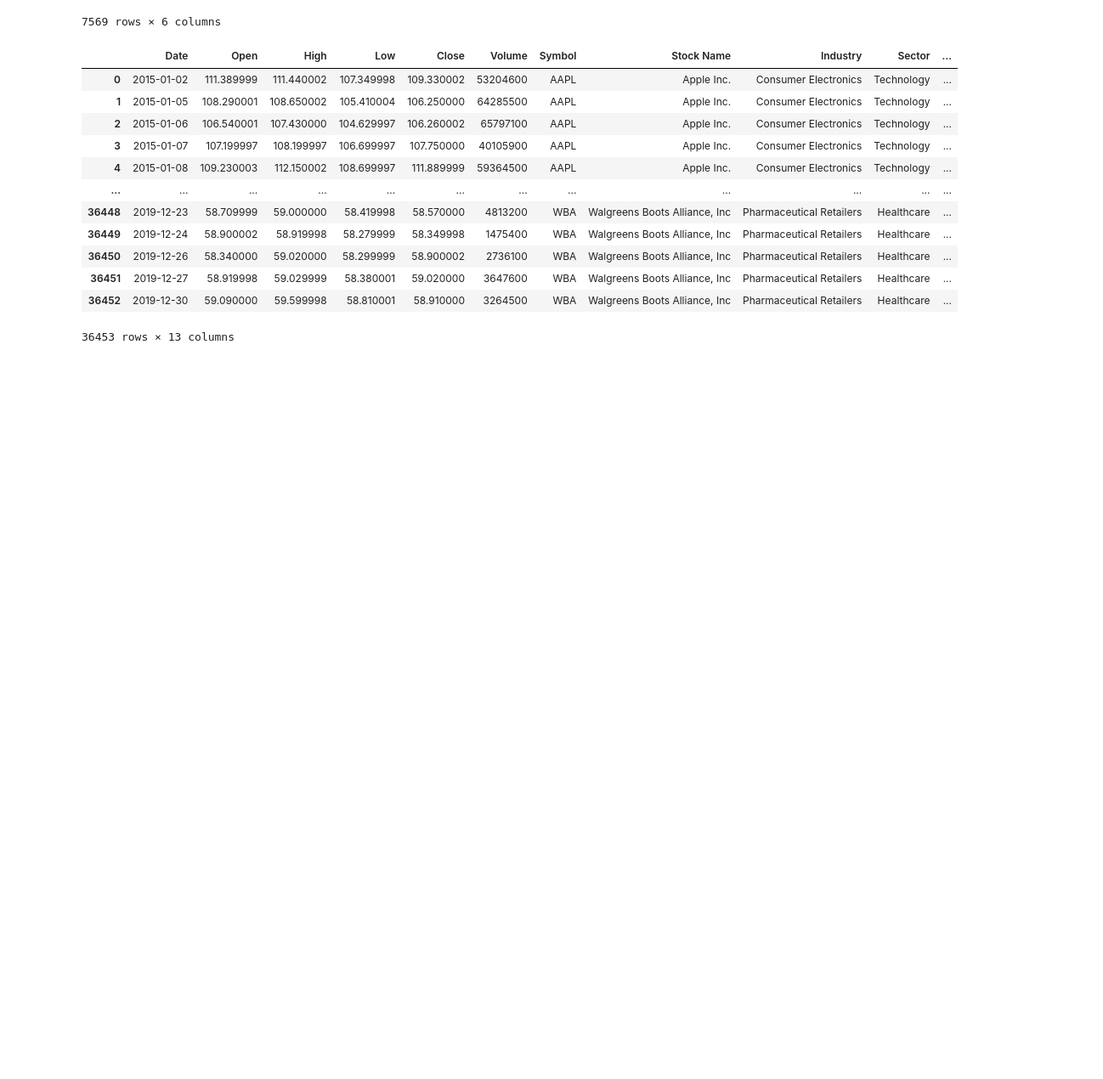
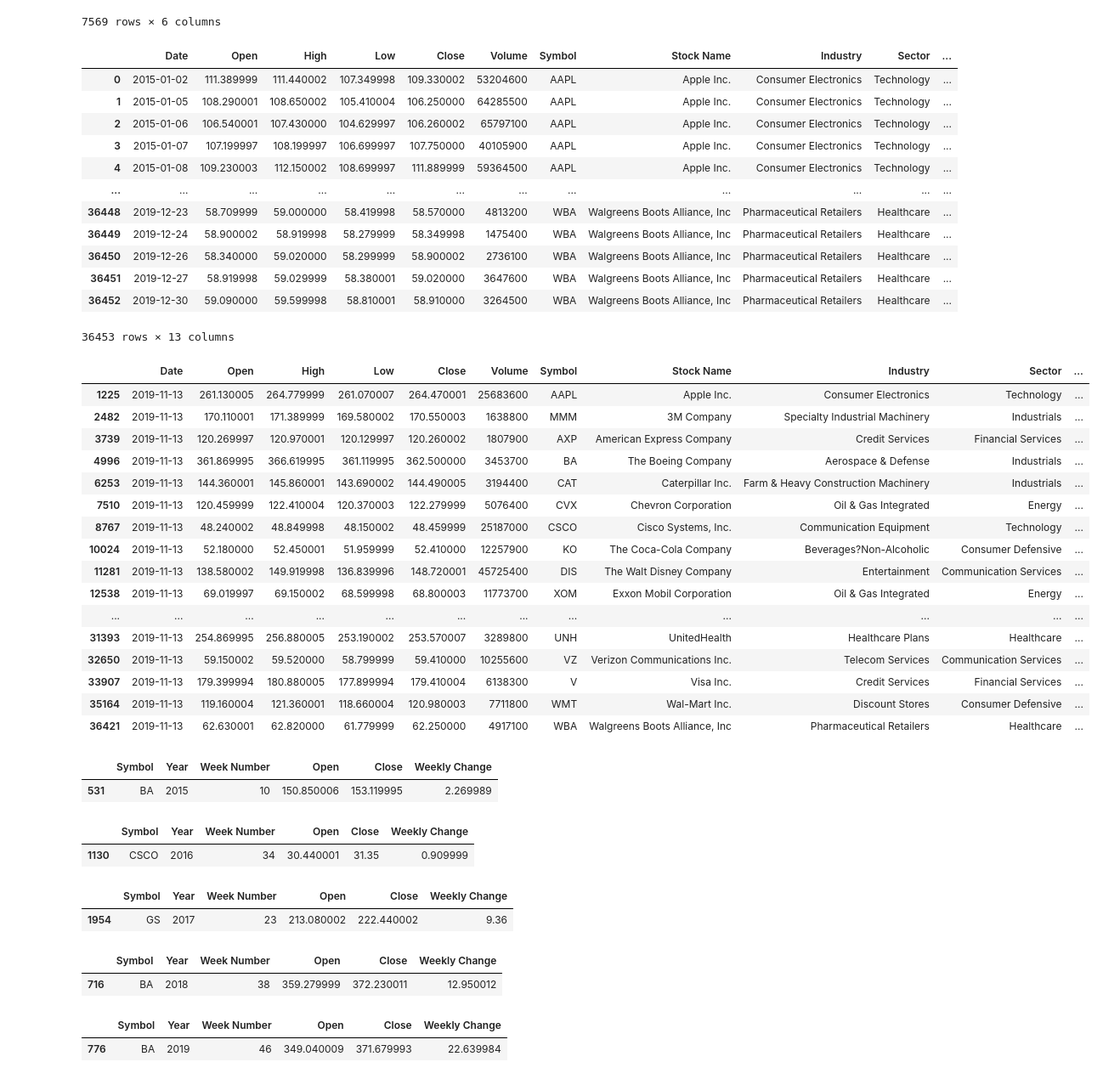
Before and after one commit to Jdshah06/S-P-500-Stock-Analysis, a Jupyter notebook: Project Dow Test.ipynb, the cells around one changed output. Shown: that part at 85% size. Drawn from its saved outputs; the diff is of its cells as text; code cells hidden in the pictures; blank space fills up the shorter version.

```diff
--- a/Project Dow Test.ipynb
+++ b/Project Dow Test.ipynb
@@ -182,3 +184,23 @@ stocks_df
 | 36451 | 2019-12-27 | 58.919998 | 59.029999 | 58.380001 | 59.020000 | 3647600 | WBA | Walgreens Boots Alliance, Inc | Pharmaceutical Retailers | Healthcare | ... |
 | 36452 | 2019-12-30 | 59.090000 | 59.599998 | 58.810001 | 58.910000 | 3264500 | WBA | Walgreens Boots Alliance, Inc | Pharmaceutical Retailers | Healthcare | ... |
 36453 rows × 13 columns
+# %%
+stocks_df.loc[stocks_df["Date"]== "2019-11-13"]
+# %% [output]
+|  | Date | Open | High | Low | Close | Volume | Symbol | Stock Name | Industry | Sector | ... |
+| 1225 | 2019-11-13 | 261.130005 | 264.779999 | 261.070007 | 264.470001 | 25683600 | AAPL | Apple Inc. | Consumer Electronics | Technology | ... |
+| 2482 | 2019-11-13 | 170.110001 | 171.389999 | 169.580002 | 170.550003 | 1638800 | MMM | 3M Company | Specialty Industrial Machinery | Industrials | ... |
+| 3739 | 2019-11-13 | 120.269997 | 120.970001 | 120.129997 | 120.260002 | 1807900 | AXP | American Express Company | Credit Services | Financial Services | ... |
+| 4996 | 2019-11-13 | 361.869995 | 366.619995 | 361.119995 | 362.500000 | 3453700 | BA | The Boeing Company | Aerospace & Defense | Industrials | ... |
+| 6253 | 2019-11-13 | 144.360001 | 145.860001 | 143.690002 | 144.490005 | 3194400 | CAT | Caterpillar Inc. | Farm & Heavy Construction Machinery | Industrials | ... |
+| 7510 | 2019-11-13 | 120.459999 | 122.410004 | 120.370003 | 122.279999 | 5076400 | CVX | Chevron Corporation | Oil & Gas Integrated | Energy | ... |
+| 8767 | 2019-11-13 | 48.240002 | 48.849998 | 48.150002 | 48.459999 | 25187000 | CSCO | Cisco Systems, Inc. | Communication Equipment | Technology | ... |
+| 10024 | 2019-11-13 | 52.180000 | 52.450001 | 51.959999 | 52.410000 | 12257900 | KO | The Coca-Cola Company | Beverages?Non-Alcoholic | Consumer Defensive | ... |
+| 11281 | 2019-11-13 | 138.580002 | 149.919998 | 136.839996 | 148.720001 | 45725400 | DIS | The Walt Disney Company | Entertainment | Communication Services | ... |
+| 12538 | 2019-11-13 | 69.019997 | 69.150002 | 68.599998 | 68.800003 | 11773700 | XOM | Exxon Mobil Corporation | Oil & Gas Integrated | Energy | ... |
+| ... | ... | ... | ... | ... | ... | ... | ... | ... | ... | ... | ... |
+| 31393 | 2019-11-13 | 254.869995 | 256.880005 | 253.190002 | 253.570007 | 3289800 | UNH | UnitedHealth | Healthcare Plans | Healthcare | ... |
+| 32650 | 2019-11-13 | 59.150002 | 59.520000 | 58.799999 | 59.410000 | 10255600 | VZ | Verizon Communications Inc. | Telecom Services | Communication Services | ... |
+| 33907 | 2019-11-13 | 179.399994 | 180.880005 | 177.899994 | 179.410004 | 6138300 | V | Visa Inc. | Credit Services | Financial Services | ... |
+| 35164 | 2019-11-13 | 119.160004 | 121.360001 | 118.660004 | 120.980003 | 7711800 | WMT | Wal-Mart Inc. | Discount Stores | Consumer Defensive | ... |
+| 36421 | 2019-11-13 | 62.630001 | 62.820000 | 61.779999 | 62.250000 | 4917100 | WBA | Walgreens Boots Alliance, Inc | Pharmaceutical Retailers | Healthcare | ... |
@@ -184,0 +209,39 @@ stocks_df
+# %%
+week_high_2015_max= week_high_2015['Weekly Change'].max()
+week_high_2015_max_stock= weekly_change.loc[weekly_change['Weekly Change']== week_high_2015_max]
+week_high_2015_max_stock
+# %% [output]
+|  | Symbol | Year | Week Number | Open | Close | Weekly Change |
+| 531 | BA | 2015 | 10 | 150.850006 | 153.119995 | 2.269989 |
+# %%
+week_high_2016= weekly_change.loc[(weekly_change['Week Number']== 34) & (weekly_change['Year']== 2016)]
+week_high_2016_max= week_high_2016['Weekly Change'].max()
+week_high_2016_max_stock= weekly_change.loc[weekly_change['Weekly Change']== week_high_2016_max]
+week_high_2016_max_stock
+# %% [output]
+|  | Symbol | Year | Week Number | Open | Close | Weekly Change |
+| 1130 | CSCO | 2016 | 34 | 30.440001 | 31.35 | 0.909999 |
+# %%
+week_high_2017= weekly_change.loc[(weekly_change['Week Number']== 23) & (weekly_change['Year']== 2017)]
+week_high_2017_max= week_high_2017['Weekly Change'].max()
+week_high_2017_max_stock= weekly_change.loc[weekly_change['Weekly Change']== week_high_2017_max]
+week_high_2017_max_stock
+# %% [output]
+|  | Symbol | Year | Week Number | Open | Close | Weekly Change |
+| 1954 | GS | 2017 | 23 | 213.080002 | 222.440002 | 9.36 |
+# %%
+week_high_2018= weekly_change.loc[(weekly_change['Week Number']== 38) & (weekly_change['Year']== 2018)]
+week_high_2018_max= week_high_2018['Weekly Change'].max()
+week_high_2018_max_stock= weekly_change.loc[weekly_change['Weekly Change']== week_high_2018_max]
+week_high_2018_max_stock
+# %% [output]
+|  | Symbol | Year | Week Number | Open | Close | Weekly Change |
+| 716 | BA | 2018 | 38 | 359.279999 | 372.230011 | 12.950012 |
+# %%
+week_high_2019= weekly_change.loc[(weekly_change['Week Number']== 46) & (weekly_change['Year']== 2019)]
+week_high_2019_max= week_high_2019['Weekly Change'].max()
+week_high_2019_max_stock= weekly_change.loc[weekly_change['Weekly Change']== week_high_2019_max]
+week_high_2019_max_stock
+# %% [output]
+|  | Symbol | Year | Week Number | Open | Close | Weekly Change |
+| 776 | BA | 2019 | 46 | 349.040009 | 371.679993 | 22.639984 |
```
Also changed, not shown: parts of 11 cells of this notebook, 1 other file.
